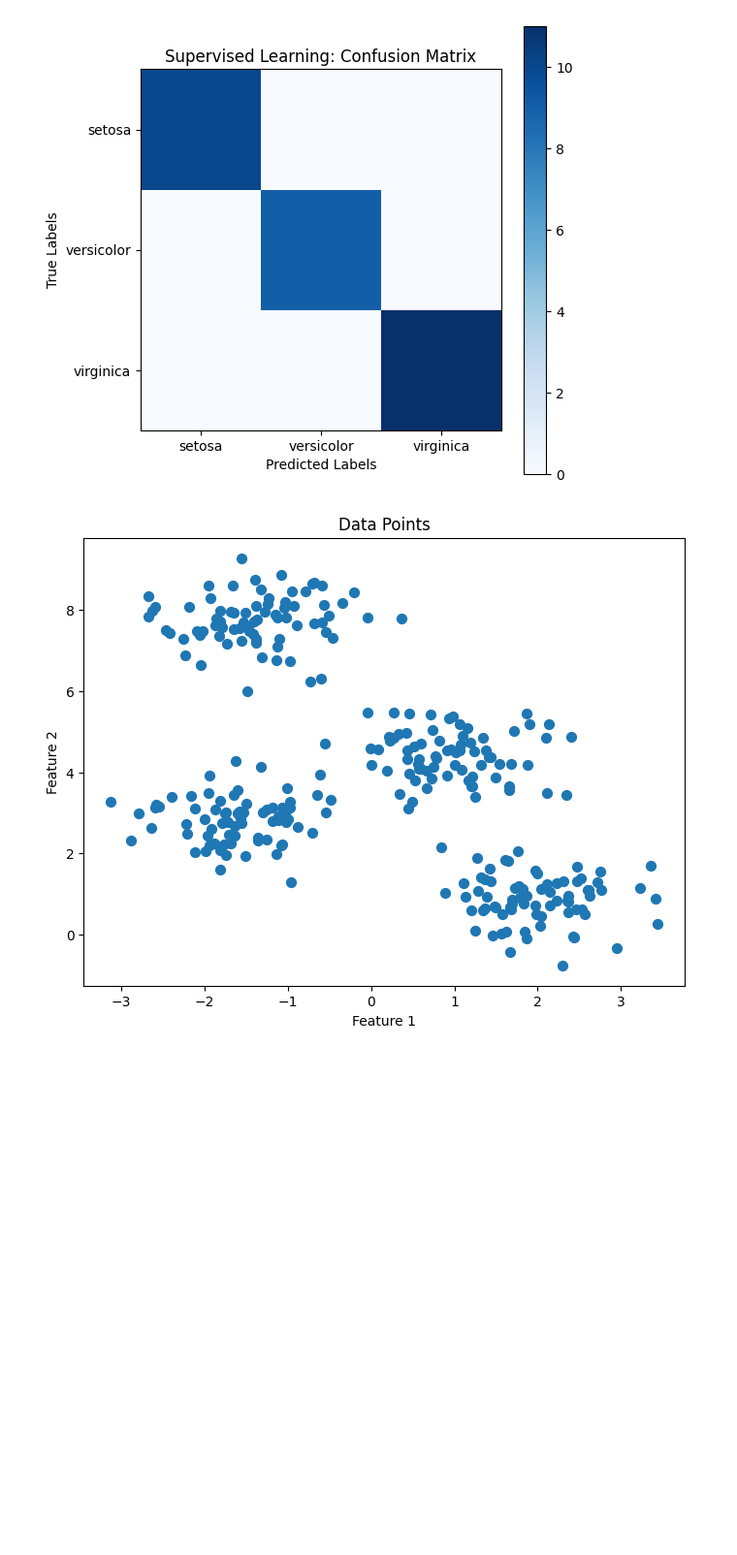
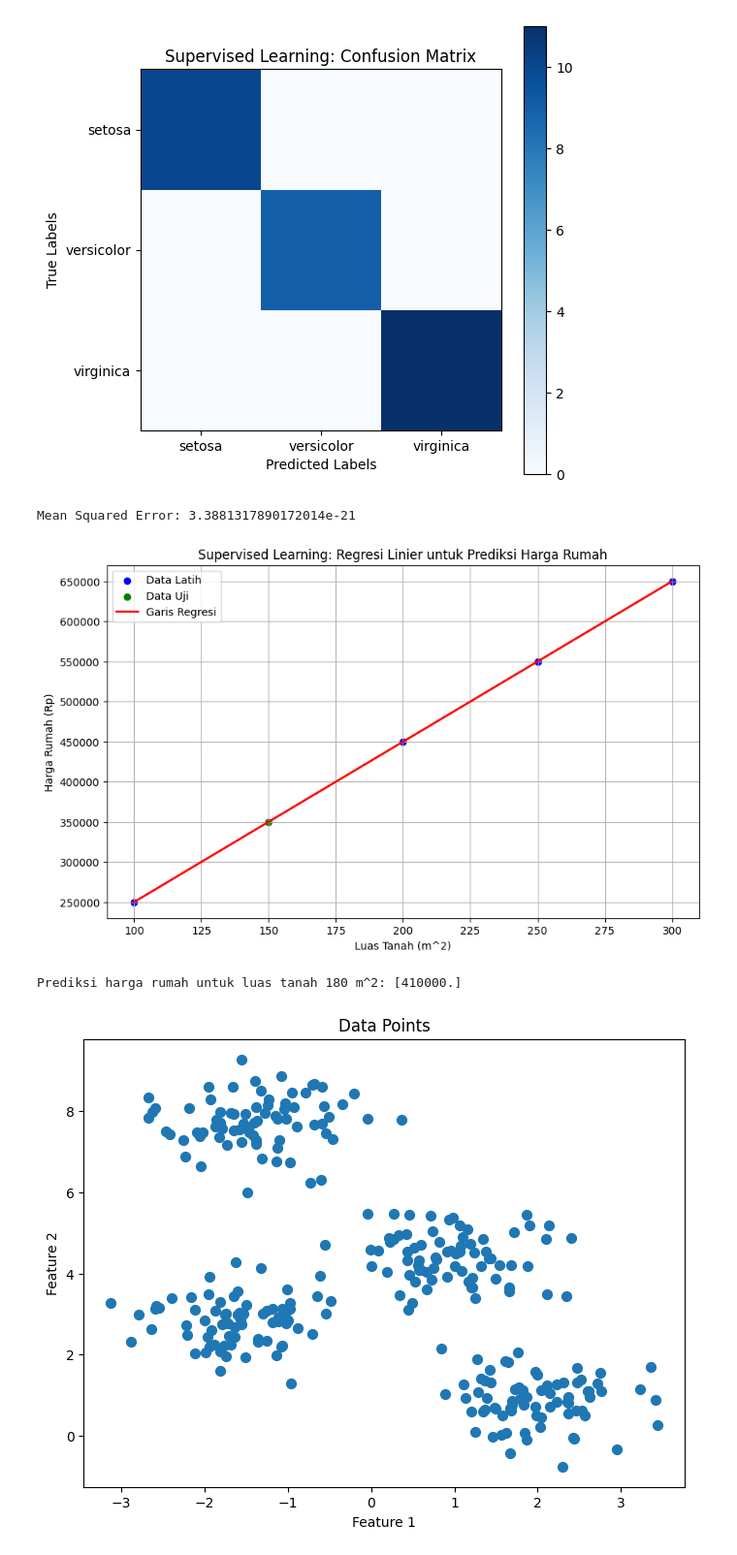
Before and after one commit to Tara0599/Data-Mining, a Jupyter notebook: (UAS)SUPERVISED_AND_UNSUPERVISED_LEARNING_G.231.22.0040.ipynb, the cells around one changed output. Shown at 97% size. Saved outputs shown, nothing was run; the diff lists cells and outputs as text; code cells hidden in the pictures; blank space fills up the shorter version.

```diff
--- a/(UAS)SUPERVISED_AND_UNSUPERVISED_LEARNING_G.231.22.0040.ipynb
+++ b/(UAS)SUPERVISED_AND_UNSUPERVISED_LEARNING_G.231.22.0040.ipynb
@@ -57,6 +57,52 @@ Classification Report:
    macro avg       1.00      1.00      1.00        30
 weighted avg       1.00      1.00      1.00        30
 [figure]
+# %%
+import numpy as np
+import matplotlib.pyplot as plt
+from sklearn.linear_model import LinearRegression
+from sklearn.model_selection import train_test_split
+from sklearn.metrics import mean_squared_error
+
+# Contoh data luas tanah (X) dan harga rumah (y)
+X = np.array([[100], [150], [200], [250], [300]])
+y = np.array([250000, 350000, 450000, 550000, 650000])
+
+# Bagi data menjadi data latih dan data uji
+X_train, X_test, y_train, y_test = train_test_split(X, y, test_size=0.2, random_state=42)
+
+# Inisialisasi model Regresi Linier
+model = LinearRegression()
+
+# Latih model dengan data latih
+model.fit(X_train, y_train)
+
+# Lakukan prediksi dengan data uji
+y_pred = model.predict(X_test)
+
+# Evaluasi model menggunakan Mean Squared Error (MSE)
+mse = mean_squared_error(y_test, y_pred)
+print(f"Mean Squared Error: {mse}")
+
+# Visualisasi hasil prediksi
+plt.figure(figsize=(10, 6))
+plt.scatter(X_train, y_train, color='blue', label='Data Latih')
+plt.scatter(X_test, y_test, color='green', label='Data Uji')
+plt.plot(X, model.predict(X), color='red', linewidth=2, label='Garis Regresi')
+plt.title('Supervised Learning: Regresi Linier untuk Prediksi Harga Rumah')
+plt.xlabel('Luas Tanah (m^2)')
+plt.ylabel('Harga Rumah (Rp)')
+plt.legend()
+plt.grid(True)
+plt.show()
+
+# Contoh prediksi harga rumah untuk luas tanah 180 meter persegi
+predicted_price = model.predict([[180]])
+print(f"Prediksi harga rumah untuk luas tanah 180 m^2: {predicted_price}")
+# %% [output]
+Mean Squared Error: 3.3881317890172014e-21
+[figure, added]
+Prediksi harga rumah untuk luas tanah 180 m^2: [410000.]
 # %%
 # Import library yang diperlukan
 import numpy as np
```
